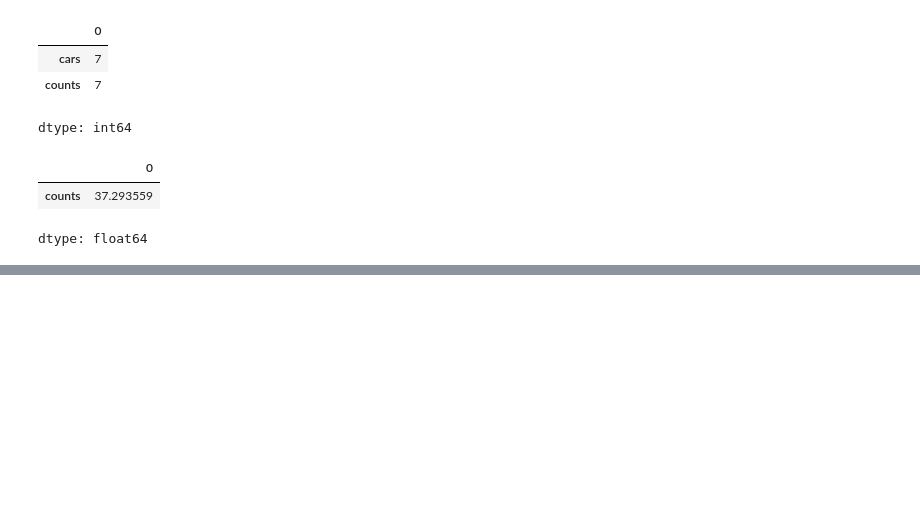
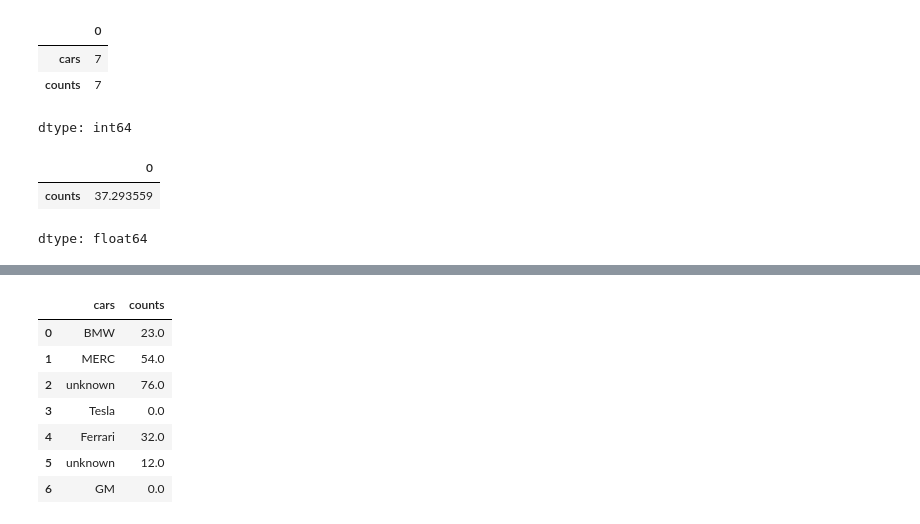
Before and after one commit to abubakirovx/ai-foundation, a Jupyter notebook: Pandas.ipynb, the cells around one changed output, grey strips where cells are left out. Cells and saved outputs as stored; diff of their text form; code cells hidden in the pictures; blank space fills up the shorter version.

```diff
--- a/Pandas.ipynb
+++ b/Pandas.ipynb
@@ -182,0 +235,11 @@ dtype: float64
+# %%
+df_missing.fillna({"cars":"unknown","counts":0})
+# %% [output]
+|  | cars | counts |
+| 0 | BMW | 23.0 |
+| 1 | MERC | 54.0 |
+| 2 | unknown | 76.0 |
+| 3 | Tesla | 0.0 |
+| 4 | Ferrari | 32.0 |
+| 5 | unknown | 12.0 |
+| 6 | GM | 0.0 |
```
Also changed, not shown: parts of 5 cells of this notebook.
